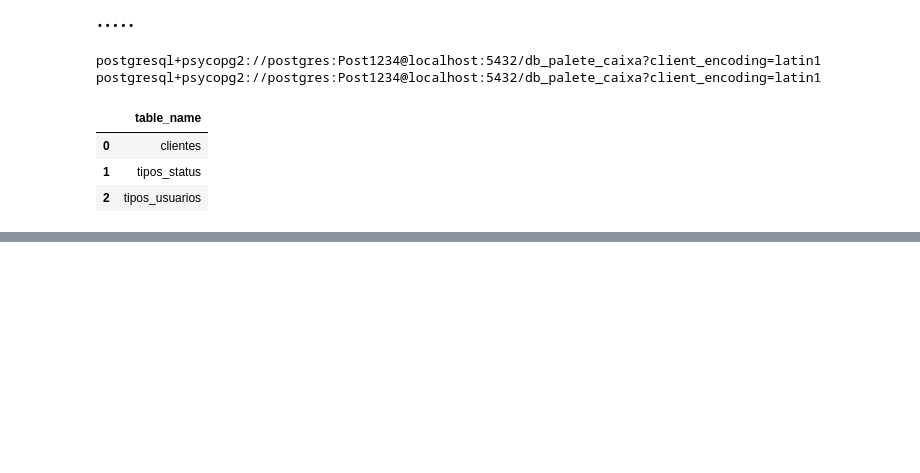
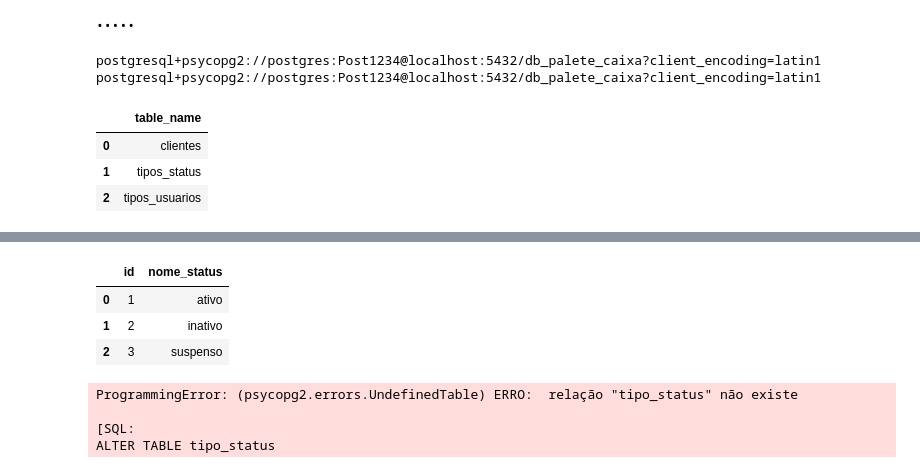
Before and after one commit to aldargbm-collab/palete_caixa, a Jupyter notebook: db_aula.ipynb, the cells around one changed output, grey strips where cells are left out. Drawn from its saved outputs; the diff is of its cells as text; code cells hidden in the pictures; blank space fills up the shorter version.

```diff
--- a/db_aula.ipynb
+++ b/db_aula.ipynb
@@ -104,7 +108,12 @@ print("Dados inseridos com sucesso!!!")
 # %%
-df = pd.read_sql(sql="SELECT * FROM tipos_usuarios",
+df = pd.read_sql(sql="SELECT * FROM tipos_status",
                  con=engine)
 df
+# %% [output]
+|  | id | nome_status |
+| 0 | 1 | ativo |
+| 1 | 2 | inativo |
+| 2 | 3 | suspenso |
 # %%
 # drop_tabelas = \
 # "DROP TABLE IF EXISTS tipos_status;"
@@ -125,17 +134,22 @@ with engine.begin() as conn:
     conn.execute(text(drop_tabelas))
 print("Tabela(s) excluídas com sucesso!!!")
 # %%
-# adicionar_coluna = """
-# ALTER TABLE tipo_status
-# ADD COLUMN descricao VARCHAR(255) UNIQUE;
-# """
+adicionar_coluna = """
+ALTER TABLE tipo_status
+ADD COLUMN descricao VARCHAR(255);
+"""
 
-# with engine.begin() as conn:
-#     conn.execute(text(adicionar_coluna))
+with engine.begin() as conn:
+    conn.execute(text(adicionar_coluna))
 
-# df_tipos_status = pd.read_sql(sql=adicionar_coluna,
-#                               con=engine)
-# df_tipos_status
+df_tipos_status = pd.read_sql(sql=adicionar_coluna,
+                              con=engine)
+df_tipos_status
+# %% [output]
+ProgrammingError: (psycopg2.errors.UndefinedTable) ERRO:  relação "tipo_status" não existe
+
+[SQL:
+ALTER TABLE tipo_status
 # %%
 # # tabelas:tipos_status, tipos_usuarios,
 drop_tabelas = """
```
Also changed, not shown: parts of 6 cells of this notebook, 2 other files.
